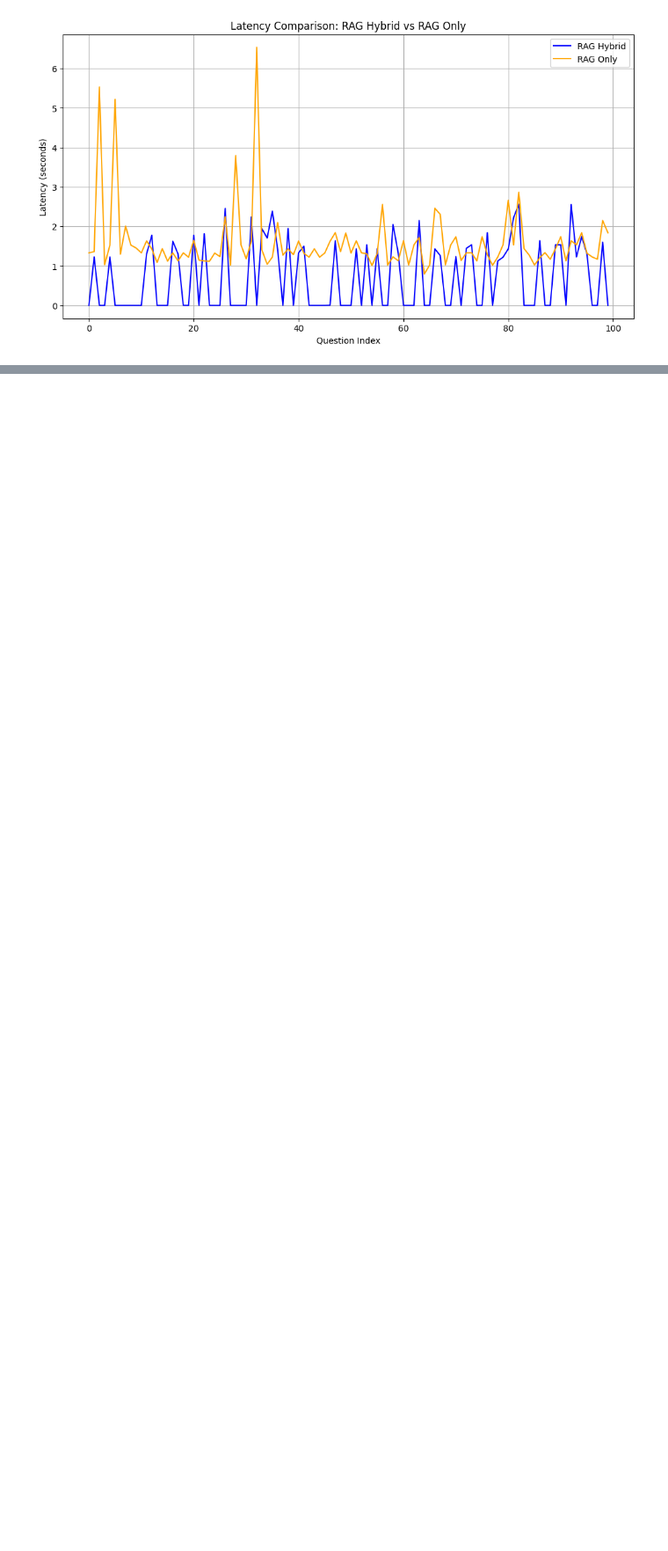
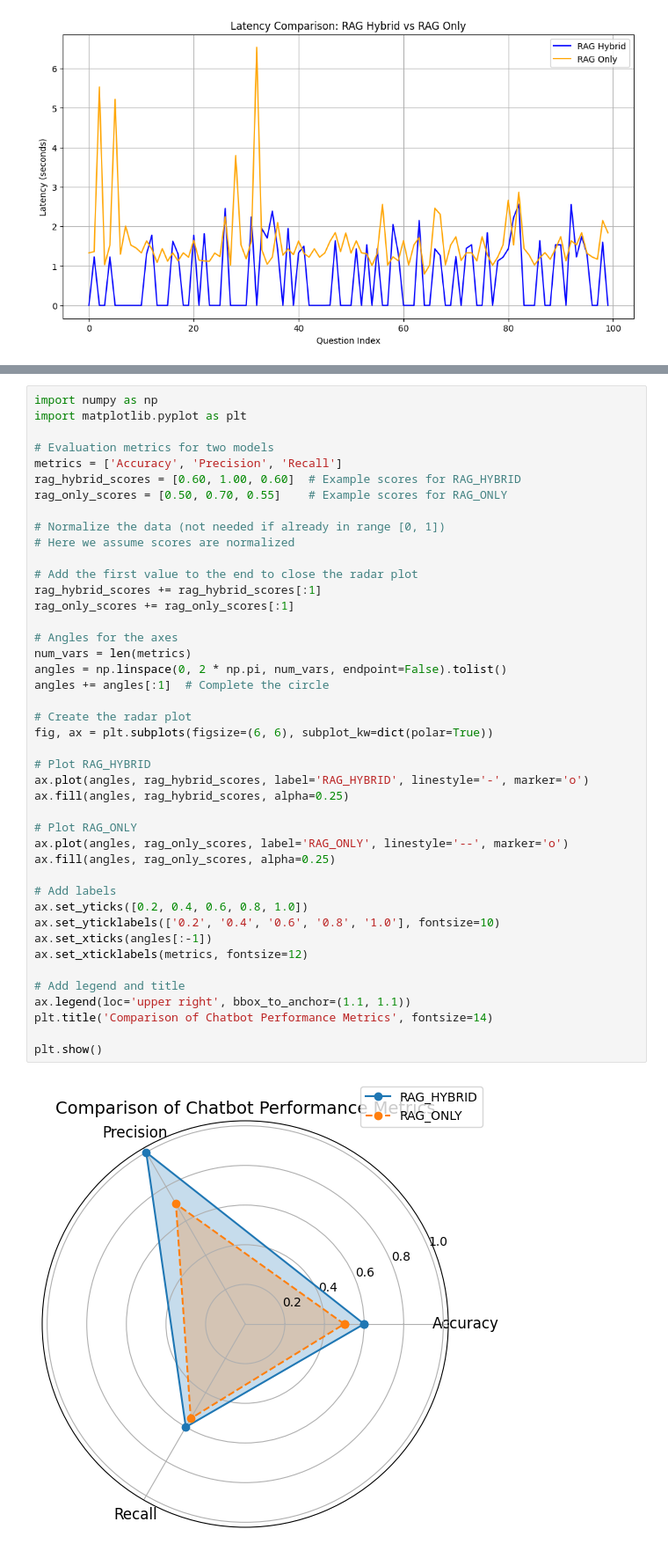
Before and after one commit to kabirolawore/optimized_rag, a Jupyter notebook: latency.ipynb, the cells around one changed output, grey strips where cells are left out. Shown at 88% size. Saved outputs shown, nothing was run; the diff lists cells and outputs as text; blank space fills up the shorter version.

```diff
--- a/latency.ipynb
+++ b/latency.ipynb
@@ -490,0 +493,45 @@ plt.show()
+# %%
+import numpy as np
+import matplotlib.pyplot as plt
+
+# Evaluation metrics for two models
+metrics = ['Accuracy', 'Precision', 'Recall']
+rag_hybrid_scores = [0.60, 1.00, 0.60]  # Example scores for RAG_HYBRID
+rag_only_scores = [0.50, 0.70, 0.55]    # Example scores for RAG_ONLY
+
+# Normalize the data (not needed if already in range [0, 1])
+# Here we assume scores are normalized
+
+# Add the first value to the end to close the radar plot
+rag_hybrid_scores += rag_hybrid_scores[:1]
+rag_only_scores += rag_only_scores[:1]
+
+# Angles for the axes
+num_vars = len(metrics)
+angles = np.linspace(0, 2 * np.pi, num_vars, endpoint=False).tolist()
+angles += angles[:1]  # Complete the circle
+
+# Create the radar plot
+fig, ax = plt.subplots(figsize=(6, 6), subplot_kw=dict(polar=True))
+
+# Plot RAG_HYBRID
+ax.plot(angles, rag_hybrid_scores, label='RAG_HYBRID', linestyle='-', marker='o')
+ax.fill(angles, rag_hybrid_scores, alpha=0.25)
+
+# Plot RAG_ONLY
+ax.plot(angles, rag_only_scores, label='RAG_ONLY', linestyle='--', marker='o')
+ax.fill(angles, rag_only_scores, alpha=0.25)
+
+# Add labels
+ax.set_yticks([0.2, 0.4, 0.6, 0.8, 1.0])
+ax.set_yticklabels(['0.2', '0.4', '0.6', '0.8', '1.0'], fontsize=10)
+ax.set_xticks(angles[:-1])
+ax.set_xticklabels(metrics, fontsize=12)
+
+# Add legend and title
+ax.legend(loc='upper right', bbox_to_anchor=(1.1, 1.1))
+plt.title('Comparison of Chatbot Performance Metrics', fontsize=14)
+
+plt.show()
+# %% [output]
+[figure, added]
```
Also changed, not shown: parts of 5 cells of this notebook, 3 other files.
